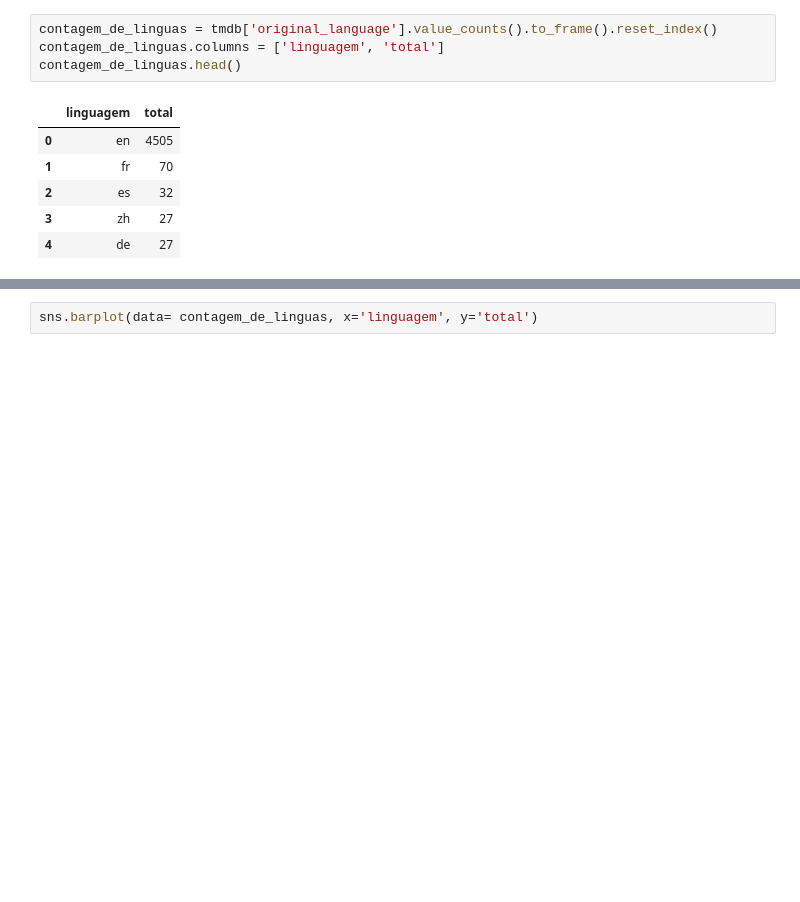
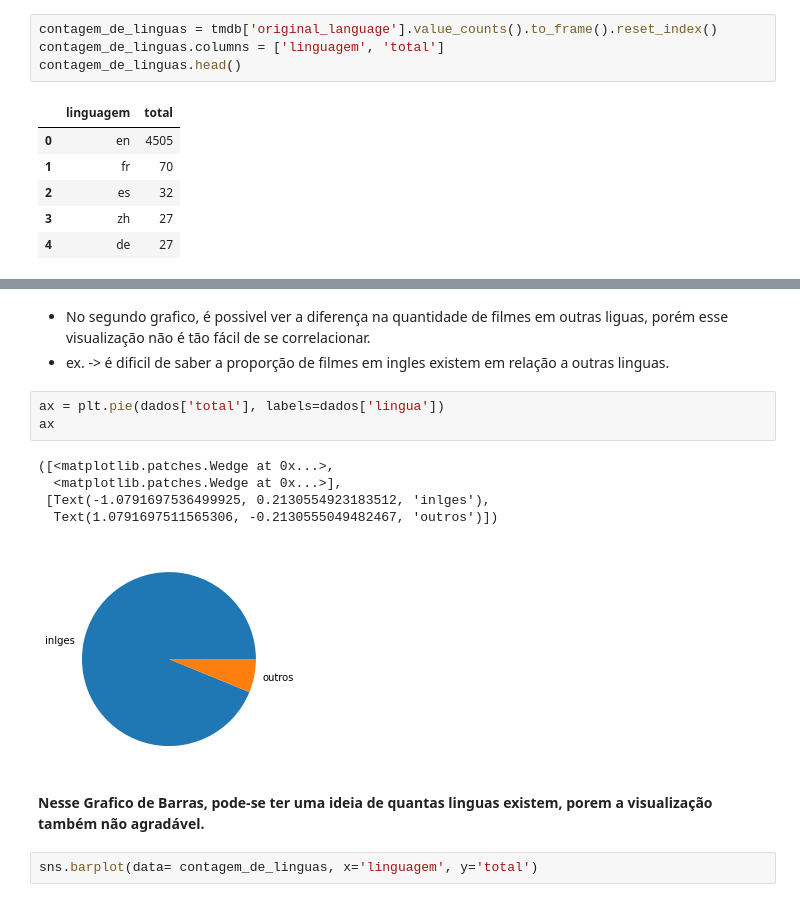
Before and after one commit to vitaoTM/Alura-BootCamp-DataScience, a Jupyter notebook: Analise_de_Filmes.ipynb, the cells around one changed output, grey strips where cells are left out. Cells and saved outputs as stored; diff of their text form; blank space fills up the shorter version.

```diff
--- a/Analise_de_Filmes.ipynb
+++ b/Analise_de_Filmes.ipynb
@@ -152,3 +194,17 @@ contagem_de_linguas.head()
+# %% [markdown]
+* No segundo grafico, é possivel ver a diferença na quantidade de filmes em outras liguas, porém esse visualização não é tão fácil de se correlacionar.
+* ex. -> é dificil de saber a proporção de filmes em ingles existem em relação a outras linguas.
+# %%
+ax = plt.pie(dados['total'], labels=dados['lingua'])
+ax
+# %% [output]
+([<matplotlib.patches.Wedge at 0x...>,
+  <matplotlib.patches.Wedge at 0x...>],
+ [Text(-1.0791697536499925, 0.2130554923183512, 'inlges'),
+  Text(1.0791697511565306, -0.2130555049482467, 'outros')])
+[figure, added]
+# %% [markdown]
+**Nesse Grafico de Barras, pode-se ter uma ideia de quantas linguas existem, porem a visualização também não agradável.**
 # %%
 sns.barplot(data= contagem_de_linguas, x='linguagem', y='total')
 # %% [output]
```
Also changed, not shown: parts of 16 cells of this notebook.
